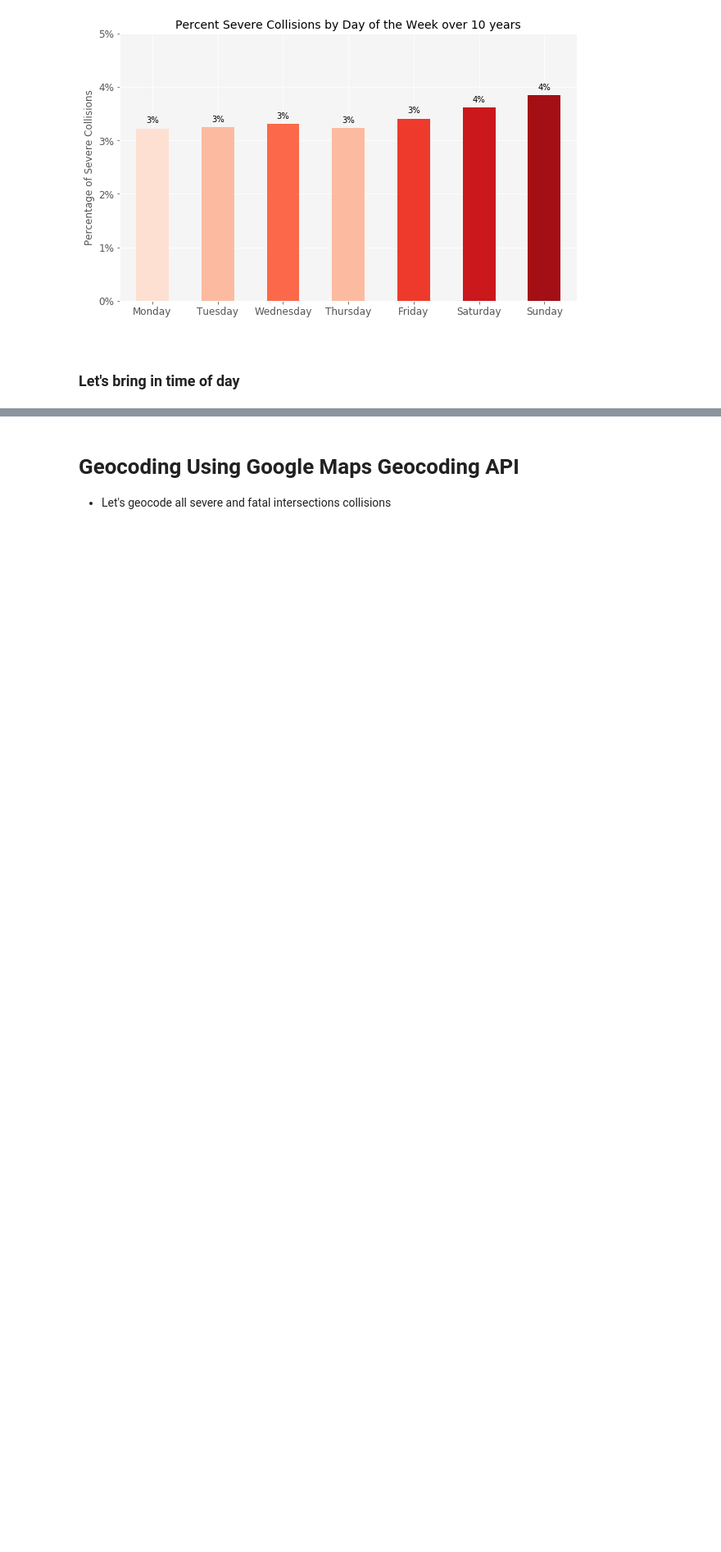
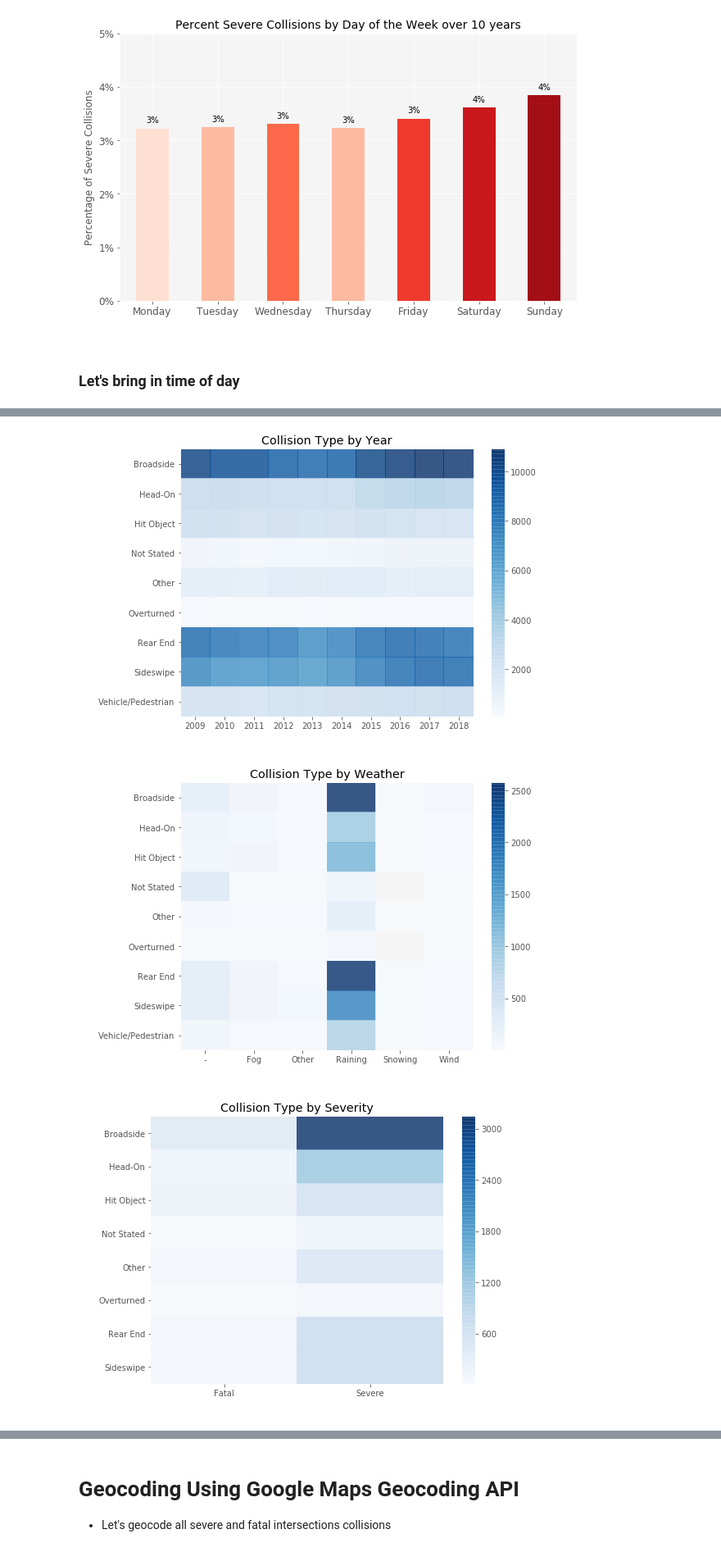
Before and after one commit to chenliny-zz/LA_Collision_Analysis, a Jupyter notebook: collision_exploratory_analysis_la.ipynb, the cells around one changed output, grey strips where cells are left out. Shown at 82% size. Drawn from its saved outputs; the diff is of its cells as text; code cells hidden in the pictures; blank space fills up the shorter version.

```diff
--- a/collision_exploratory_analysis_la.ipynb
+++ b/collision_exploratory_analysis_la.ipynb
@@ -745,0 +791,4 @@ for item in chart_data:
+# %%
+# by year
+t1 = collision.groupby(['accident_year', 'type_of_collision'])['case_id'].count().unstack()
+t1
@@ -745,0 +808,5 @@ for item in chart_data:
+# %%
+# by weather type
+t2 = collision.groupby(['type_of_collision', 'weather_1'])['case_id'].count().unstack()
+t2.drop(['Clear', 'Cloudy'], axis=1, inplace=True)
+t2
@@ -745,0 +840,6 @@ for item in chart_data:
+# %%
+# by severity
+t3 = collision.groupby(['type_of_collision', 'collision_severity'])['case_id'].count().unstack()
+t3.drop(['Property Damage', 'Other Visible Injuries', 'Complaint of Pain'], axis=1, inplace=True)
+t3.drop(['Vehicle/Pedestrian'], axis=0, inplace=True)
+t3
@@ -746 +857,16 @@ for item in chart_data:
+# %%
+title = ['Collision Type by Year', 'Collision Type by Weather', 'Collision Type by Severity']
+ylabel = ['Year', 'Weather', 'Severity']
+t_data = [t1.T, t2, t3]
+
+for t in zip(title, ylabel, t_data):
+    plt.figure(figsize = (8,6))
+    sns.heatmap(t[2], cmap='Blues', alpha=0.8)
+    plt.title(t[0])
+    plt.xlabel(' ')
+    plt.ylabel(' ')
+# %% [output]
+[figure, added]
+[figure, added]
+[figure, added]
 # %% [markdown]
```
Also changed, not shown: parts of 34 cells of this notebook.
